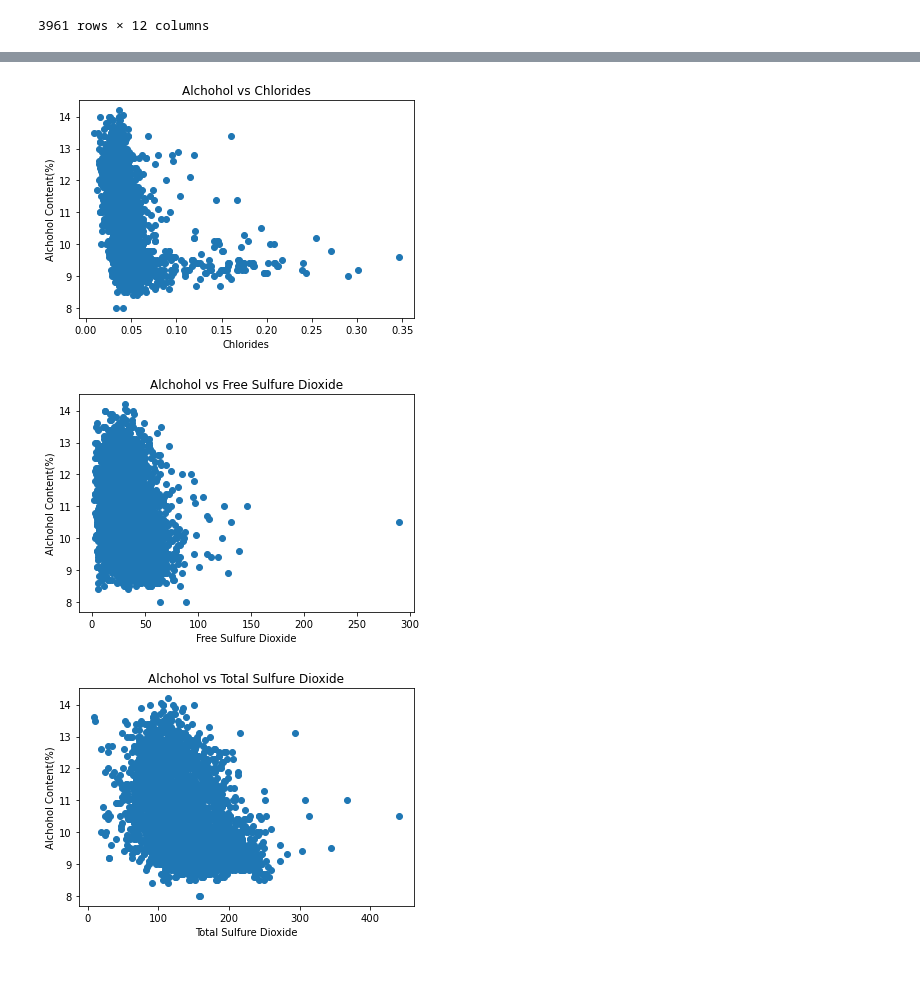
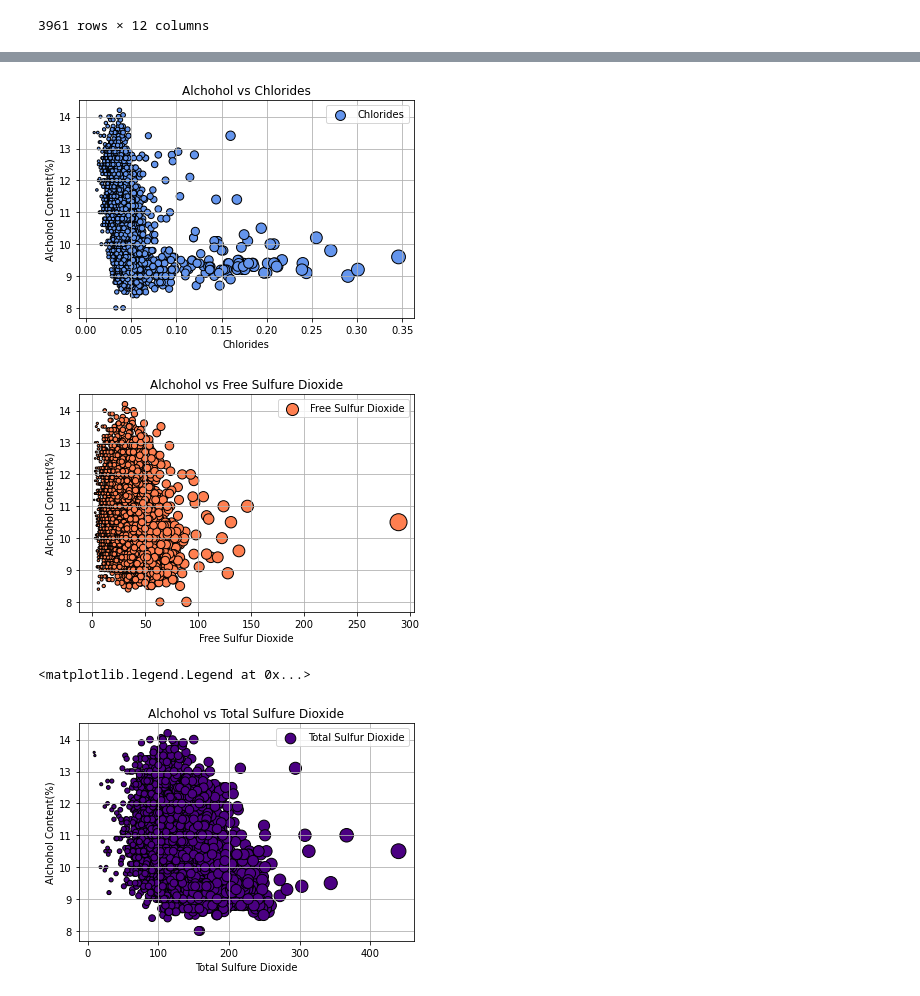
Before and after one commit to briannaso/Wine_Quality_Analysis, a Jupyter notebook: Deliverable 3.1.ipynb, the cells around one changed output, grey strips where cells are left out. Saved outputs shown, nothing was run; the diff lists cells and outputs as text; code cells hidden in the pictures.

```diff
--- a/Deliverable 3.1.ipynb
+++ b/Deliverable 3.1.ipynb
@@ -101,24 +123,33 @@ plt.show()
 # %%
-plt.scatter(df.chlorides, df.alchohol)
+plt.scatter(df.chlorides, df.alchohol, c='cornflowerblue',
+            s=df.chlorides*550, edgecolors= 'black', label ='Chlorides')
 plt.xlabel('Chlorides')
 plt.ylabel('Alchohol Content(%)')
 plt.title('Alchohol vs Chlorides')
+plt.grid(True)
+plt.legend()
 plt.show()
 # %% [output]
-[figure, old version]
+[figure, new version]
 # %%
-plt.scatter(df.free_sulfur_dioxide, df.alchohol)
-plt.xlabel('Free Sulfure Dioxide')
+plt.scatter(df.free_sulfur_dioxide, df.alchohol, c='coral',
+            s=df.free_sulfur_dioxide, edgecolors= 'black', label='Free Sulfur Dioxide')
+plt.xlabel('Free Sulfur Dioxide')
 plt.ylabel('Alchohol Content(%)')
+plt.grid(True)
 plt.title('Alchohol vs Free Sulfure Dioxide')
+plt.legend()
 plt.show()
 # %% [output]
-[figure, old version]
+[figure, new version]
 # %%
-plt.scatter(df.total_sulfur_dioxide, df.alchohol)
+plt.scatter(df.total_sulfur_dioxide, df.alchohol, c='indigo',
+            s=df.total_sulfur_dioxide/2, edgecolors= 'black', label='Total Sulfur Dioxide')
 plt.xlabel('Total Sulfure Dioxide')
 plt.ylabel('Alchohol Content(%)')
+plt.grid(True)
 plt.title('Alchohol vs Total Sulfure Dioxide')
-plt.show()
+plt.legend()
 # %% [output]
+<matplotlib.legend.Legend at 0x...>
-[figure, old version]
+[figure, new version]
```
Also changed, not shown: parts of 7 cells of this notebook, 1 other file.
